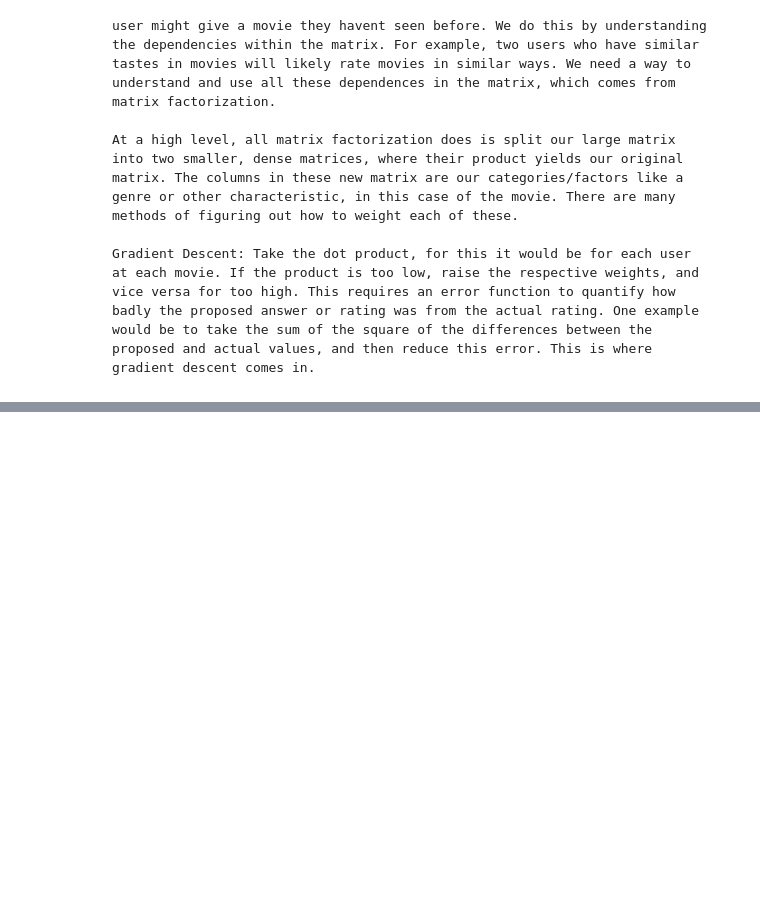
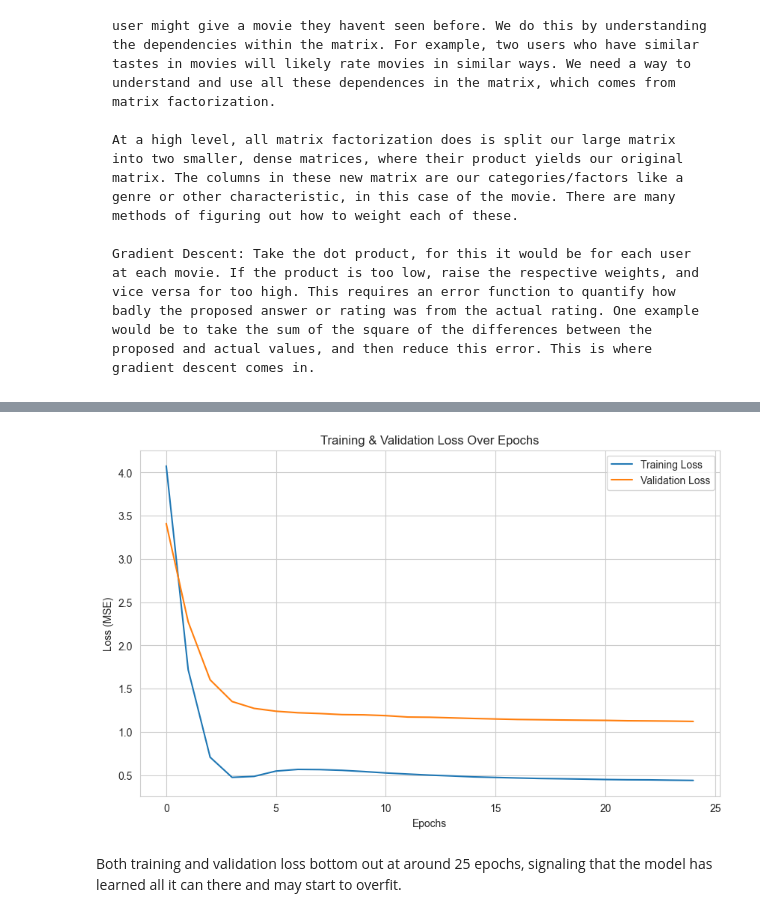
Before and after one commit to frankschlehofer/movierecommender, a Jupyter notebook: movie_recommender.ipynb, the cells around one changed output, grey strips where cells are left out. Saved outputs shown, nothing was run; the diff lists cells and outputs as text; code cells hidden in the pictures; blank space fills up the shorter version.

```diff
--- a/movie_recommender.ipynb
+++ b/movie_recommender.ipynb
@@ -142,10 +142,10 @@ print(df.head())
 
 # For performance, work with a smaller sample of the data first.
 # This makes pivoting much faster as we're learning.
-df_sample = df.sample(n=100000, random_state=42)
+df_sample = df.sample(n=1000000, random_state=42)
 
-user_item_matrix = df_sample.pivot_table(index='userId', columns='title', values='rating')
+# user_item_matrix = df_sample.pivot_table(index='userId', columns='title', values='rating')
 
-print("--- User-Item Matrix ---")
-print(f"Shape of the matrix: {user_item_matrix.shape}")
-print(user_item_matrix.head())
+# print("--- User-Item Matrix ---")
+# print(f"Shape of the matrix: {user_item_matrix.shape}")
+# print(user_item_matrix.head())
@@ -260,7 +232,7 @@ DataLoaders created. Number of training batches: 79
 # Now we can define our model
 
 class MatrixFactorization(nn.Module):
-    def __init__(self, num_users, num_movies, embedding_dim=50):
+    def __init__(self, num_users, num_movies, embedding_dim):
         super(MatrixFactorization, self).__init__()
 
         # User embedding layer. Essentially creates our table of num_users rows and embedding_dim columns, where each column is a 'taste'
@@ -289,15 +261,15 @@ class MatrixFactorization(nn.Module):
         return final_prediction
 
 
-# --- Get number of unique users and movies ---
+# Get number of unique users and movies
 num_users = len(user_mapping)
 num_movies = len(movie_mapping)
 
 print(f"Number of unique users: {num_users}")
 print(f"Number of unique movies: {num_movies}")
 
-# --- Instantiate the model ---
-model = MatrixFactorization(num_users, num_movies, embedding_dim=50)
+# Instantiate the model
+model = MatrixFactorization(num_users, num_movies, embedding_dim=100)
 print("\n--- Model Architecture ---")
 print(model)
 # %% [output]
@@ -397,0 +497,15 @@ Secondly, I suffered from overfitting. After the rounds of training, the model s
+# %%
+# Plotting the Learning Curves
+plt.figure(figsize=(10, 6))
+plt.plot(train_losses, label='Training Loss')
+plt.plot(val_losses, label='Validation Loss')
+plt.title('Training & Validation Loss Over Epochs')
+plt.xlabel('Epochs')
+plt.ylabel('Loss (MSE)')
+plt.legend()
+plt.grid(True)
+plt.show()
+# %% [output]
+[figure, added]
+# %% [markdown]
+Both training and validation loss bottom out at around 25 epochs, signaling that the model has learned all it can there and may start to overfit.
```
Also changed, not shown: parts of 10 cells of this notebook.
